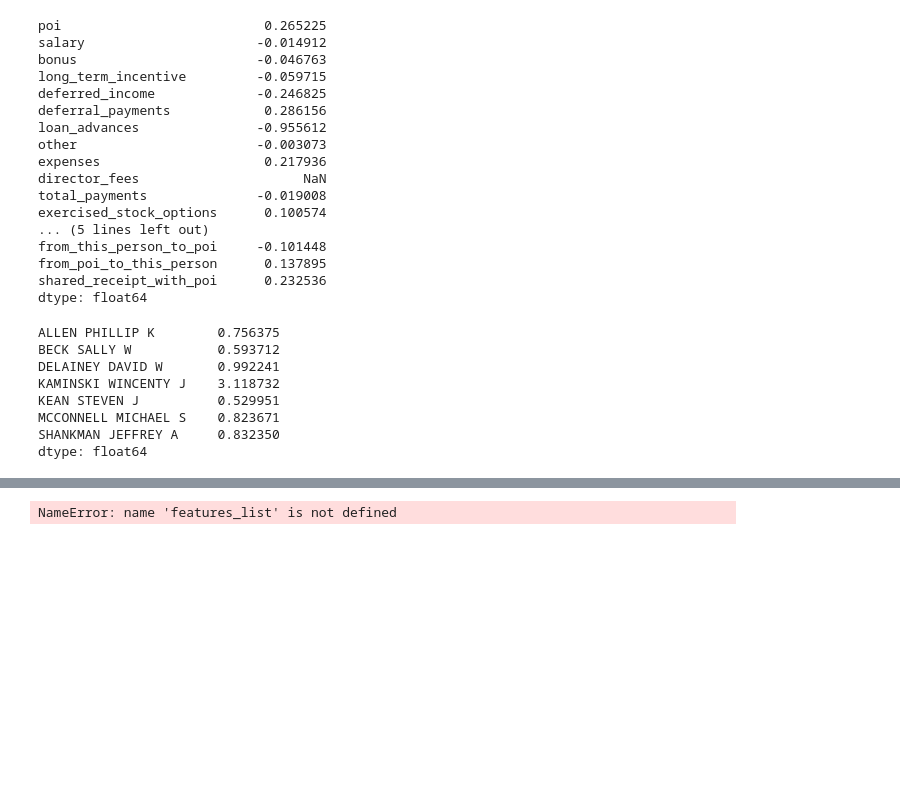
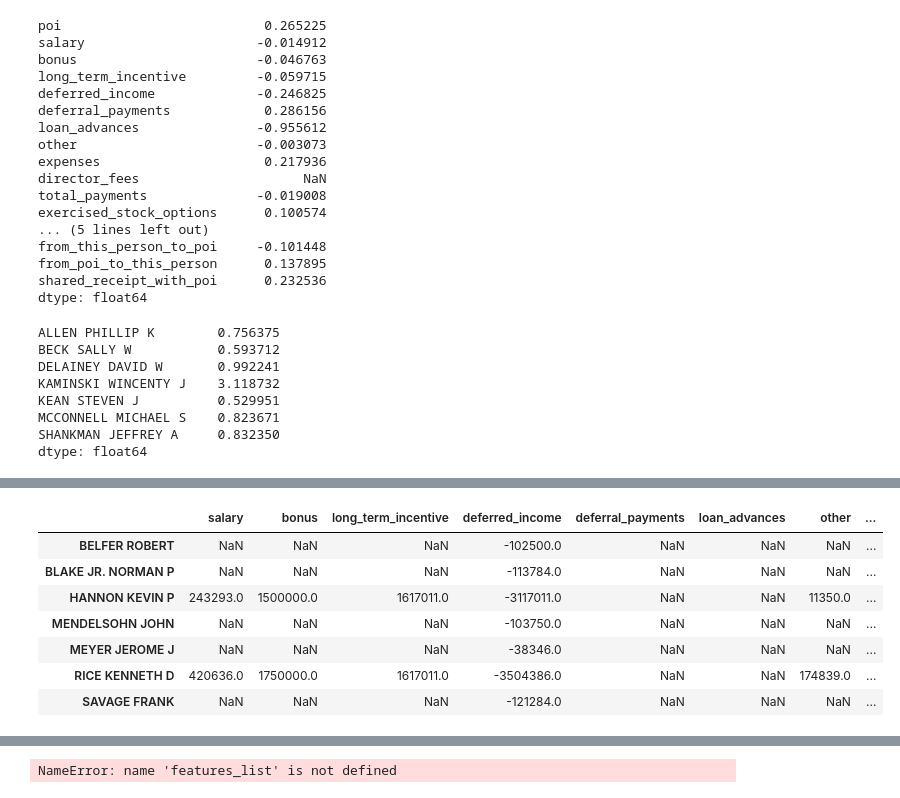
Before and after one commit to micos20/ENRON_fraud-detection, a Jupyter notebook: scripts/poi_id.ipynb, the cells around one changed output, grey strips where cells are left out. Cells and saved outputs as stored; diff of their text form; code cells hidden in the pictures; blank space fills up the shorter version.

```diff
--- a/scripts/poi_id.ipynb
+++ b/scripts/poi_id.ipynb
@@ -106,3 +128,7 @@ feature_list.remove('email_address')
+# %%
+payment_features = ['salary', 'bonus', 'long_term_incentive', 'deferred_income', 'deferral_payments', 'loan_advances', 'other', 'expenses', 'director_fees', 'total_payments']
+stock_features   = ['exercised_stock_options', 'restricted_stock', 'restricted_stock_deferred', 'total_stock_value']
+mail_features    = ['to_messages', 'from_messages', 'from_this_person_to_poi', 'from_poi_to_this_person', 'shared_receipt_with_poi']
 # %%
 data_Frame[ data_Frame['bonus'] >= 10000000 ]
 # %% [output]
@@ -608,0 +741,12 @@ dtype: float64
+# %%
+A = data_Frame['deferred_income'].div(data_Frame['total_payments'].sub(data_Frame['deferred_income']))
+data_Frame[A<-0.8][payment_features]
+# %% [output]
+|  | salary | bonus | long_term_incentive | deferred_income | deferral_payments | loan_advances | other | ... |
+| BELFER ROBERT | NaN | NaN | NaN | -102500.0 | NaN | NaN | NaN | ... |
+| BLAKE JR. NORMAN P | NaN | NaN | NaN | -113784.0 | NaN | NaN | NaN | ... |
+| HANNON KEVIN P | 243293.0 | 1500000.0 | 1617011.0 | -3117011.0 | NaN | NaN | 11350.0 | ... |
+| MENDELSOHN JOHN | NaN | NaN | NaN | -103750.0 | NaN | NaN | NaN | ... |
+| MEYER JEROME J | NaN | NaN | NaN | -38346.0 | NaN | NaN | NaN | ... |
+| RICE KENNETH D | 420636.0 | 1750000.0 | 1617011.0 | -3504386.0 | NaN | NaN | 174839.0 | ... |
+| SAVAGE FRANK | NaN | NaN | NaN | -121284.0 | NaN | NaN | NaN | ... |
```
Also changed, not shown: parts of 16 cells of this notebook, 1 other file.
